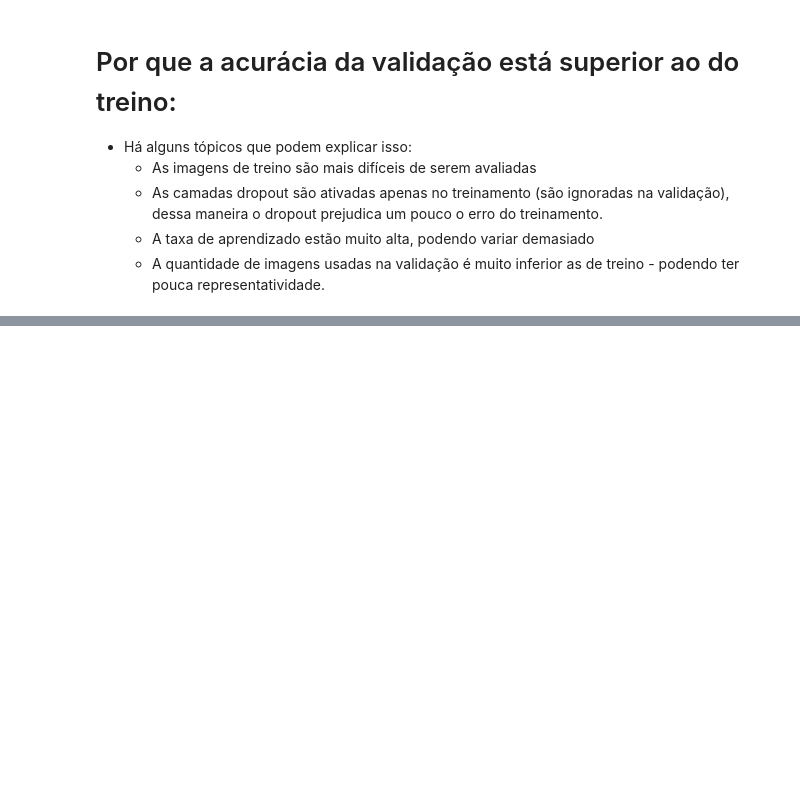
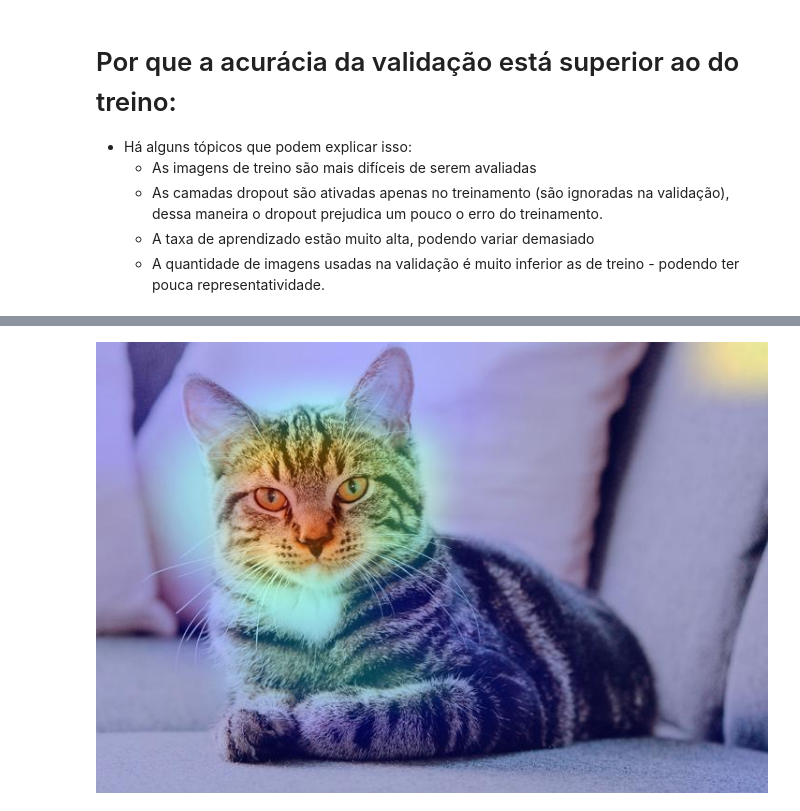
Before and after one commit to Haller-x/Catto_or_doggo, a Jupyter notebook: build_model.ipynb, the cells around one changed output, grey strips where cells are left out. Saved outputs shown, nothing was run; the diff lists cells and outputs as text; code cells hidden in the pictures; blank space fills up the shorter version.

```diff
--- a/cats_vs_dogs_stable2.ipynb
+++ b/build_model.ipynb
@@ -832,0 +864,5 @@ save_and_display_gradcam(img_path, heatmap)
+# %%
+heatmap = make_gradcam_heatmap(img_array, model, 'top_conv', pred_index=np.argmax(pred))
+save_and_display_gradcam(img_path, heatmap)
+# %% [output]
+[figure, added]
```
Also changed, not shown: parts of 44 cells of this notebook, 1 other file.
